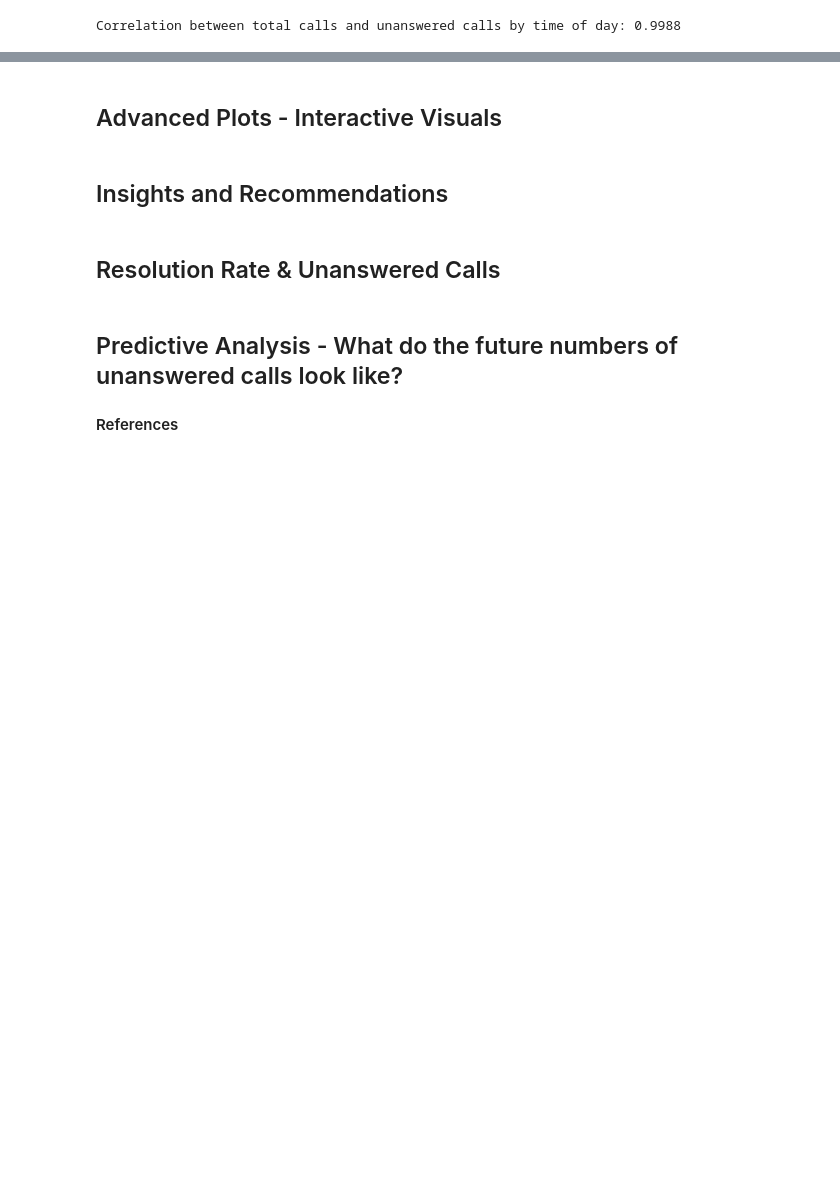
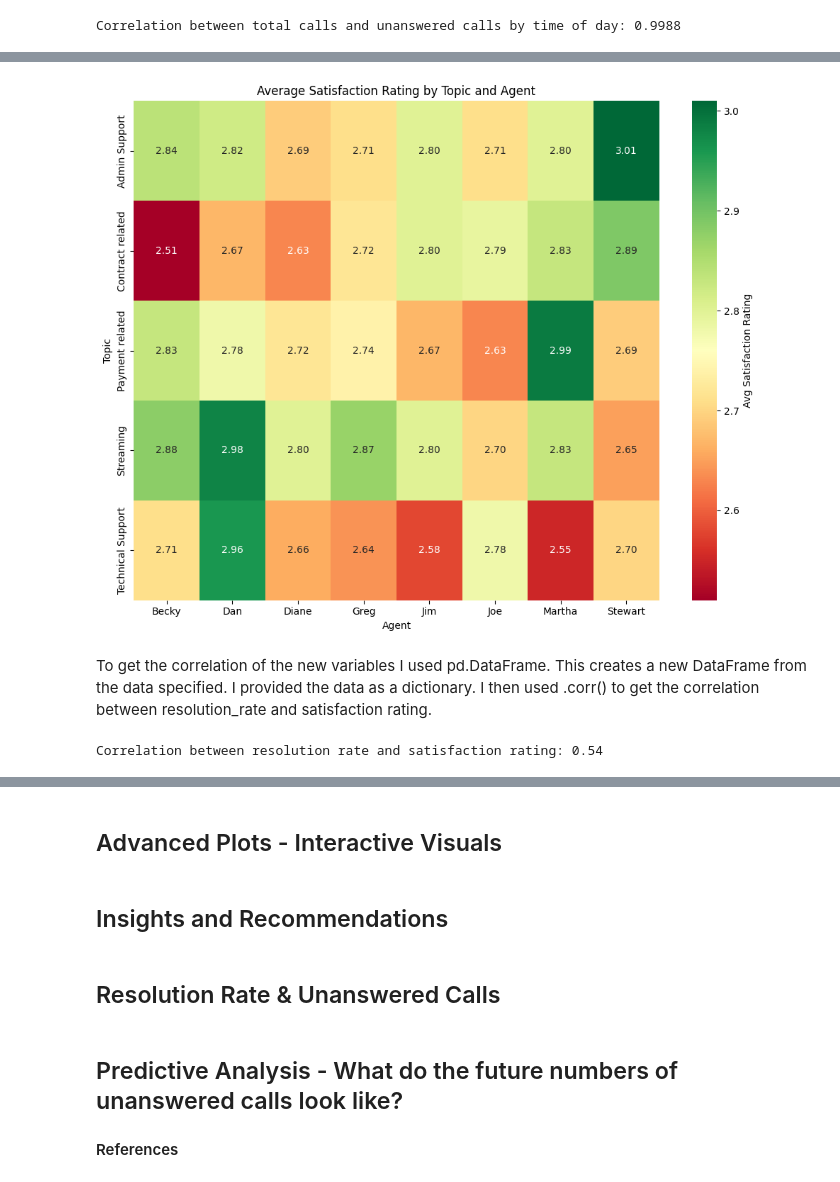
Before and after one commit to daveysull/PFDA, a Jupyter notebook: project/project.ipynb, the cells around one changed output, grey strips where cells are left out. Saved outputs shown, nothing was run; the diff lists cells and outputs as text; code cells hidden in the pictures; blank space fills up the shorter version.

```diff
--- a/project/project.ipynb
+++ b/project/project.ipynb
@@ -612,0 +768,31 @@ Review satisfaction scores and exclude unanswered calls
+# %%
+# Calculate the mean satisfaction rating by topic and agent
+satisfaction_by_topic_agent = df.groupby(['topic', 'agent'])['satisfaction_rating'].mean().round(2)
+
+# Unstack the data for visualization (converting it to a 2D table)
+satisfaction_matrix = satisfaction_by_topic_agent.unstack()
+
+# Create the heatmap
+plt.figure(figsize=(10, 8))
+sns.heatmap(satisfaction_matrix, annot=True, cmap='RdYlGn', fmt=".2f", cbar_kws={'label': 'Avg Satisfaction Rating'})
+plt.title('Average Satisfaction Rating by Topic and Agent')
+plt.ylabel('Topic')
+plt.xlabel('Agent')
+plt.tight_layout()
+plt.show()
+# %% [output]
+[figure, added]
+# %% [markdown]
+To get the correlation of the new variables I used pd.DataFrame. This creates a new DataFrame from the data specified. I provided the data as a dictionary. I then used .corr() to get the correlation between resolution_rate and satisfaction rating.
+# %%
+# To see if the correlation between resolution and satisfaction rating combine the dataset
+combined_data = pd.DataFrame({
+    'resolution_rate': resolution_by_topic_agent,
+    'satisfaction_rating': satisfaction_by_topic_agent
+}).dropna()
+
+# Calculate the correlation
+correlation = combined_data.corr().loc['resolution_rate', 'satisfaction_rating']
+print(f"Correlation between resolution rate and satisfaction rating: {correlation:.2f}")
+# %% [output]
+Correlation between resolution rate and satisfaction rating: 0.54
```
Also changed, not shown: parts of 17 cells of this notebook.
